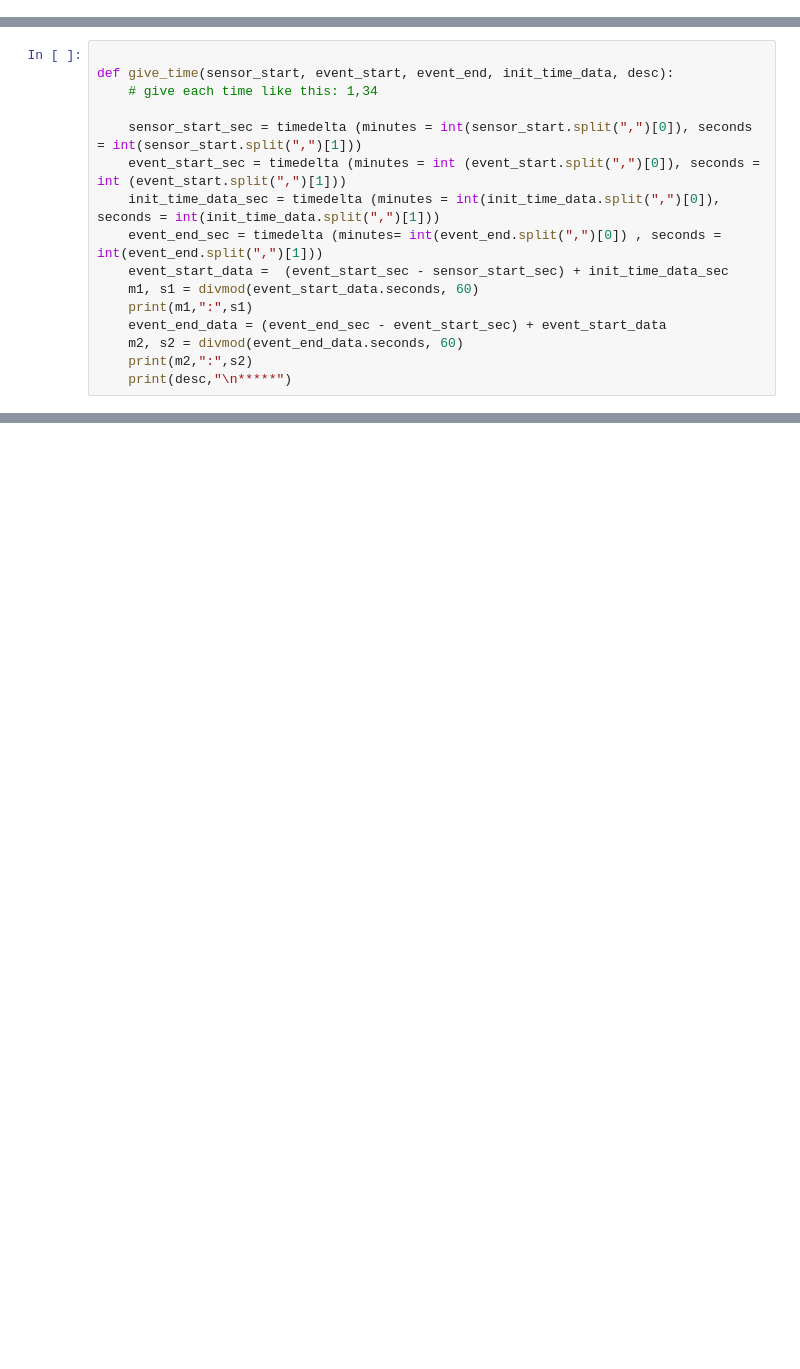
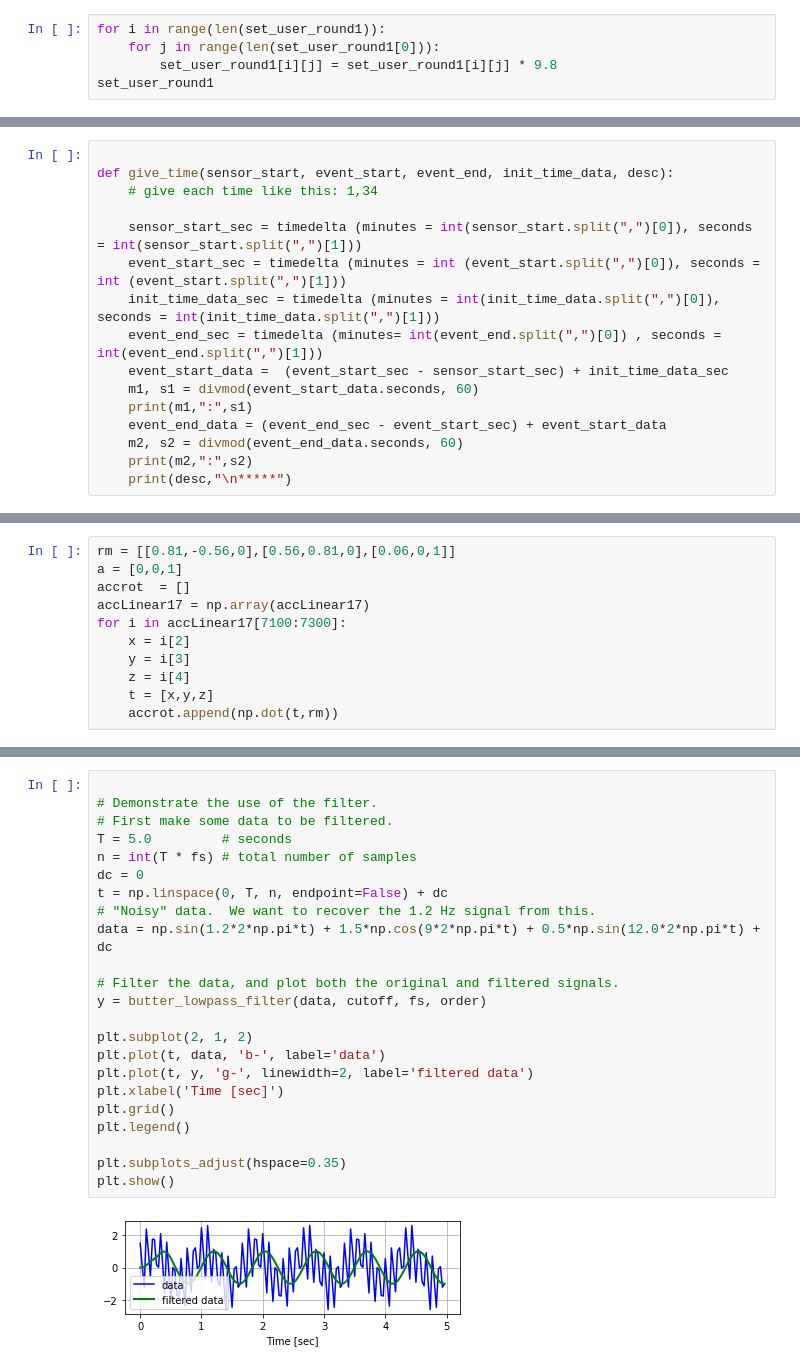
Before and after one commit to Nimtaa/Noisy, a Jupyter notebook: Graphing.ipynb, the cells around one changed output, grey strips where cells are left out. Saved outputs shown, nothing was run; the diff lists cells and outputs as text; blank space fills up the shorter version.

```diff
--- a/Graphing.ipynb
+++ b/Graphing.ipynb
@@ -94,0 +184,5 @@ set_user_brake_round5 = SmoothData(set_user_brake_round5)
+# %%
+for i in range(len(set_user_round1)):
+    for j in range(len(set_user_round1[0])):
+        set_user_round1[i][j] = set_user_round1[i][j] * 9.8
+set_user_round1
@@ -124,0 +243,11 @@ py.offline.plot(fig, filename='brake_acc_test_data')
+# %%
+rm = [[0.81,-0.56,0],[0.56,0.81,0],[0.06,0,1]]
+a = [0,0,1]
+accrot  = []
+accLinear17 = np.array(accLinear17)
+for i in accLinear17[7100:7300]:
+    x = i[2]
+    y = i[3]
+    z = i[4]
+    t = [x,y,z]
+    accrot.append(np.dot(t,rm))
@@ -124,0 +1067,25 @@ py.offline.plot(fig, filename='brake_acc_test_data')
+# %%
+
+# Demonstrate the use of the filter.
+# First make some data to be filtered.
+T = 5.0         # seconds
+n = int(T * fs) # total number of samples
+dc = 0
+t = np.linspace(0, T, n, endpoint=False) + dc
+# "Noisy" data.  We want to recover the 1.2 Hz signal from this.
+data = np.sin(1.2*2*np.pi*t) + 1.5*np.cos(9*2*np.pi*t) + 0.5*np.sin(12.0*2*np.pi*t) + dc
+
+# Filter the data, and plot both the original and filtered signals.
+y = butter_lowpass_filter(data, cutoff, fs, order)
+
+plt.subplot(2, 1, 2)
+plt.plot(t, data, 'b-', label='data')
+plt.plot(t, y, 'g-', linewidth=2, label='filtered data')
+plt.xlabel('Time [sec]')
+plt.grid()
+plt.legend()
+
+plt.subplots_adjust(hspace=0.35)
+plt.show()
+# %% [output]
+[figure, added]
```
Also changed, not shown: parts of 36 cells of this notebook, 12 other files.
